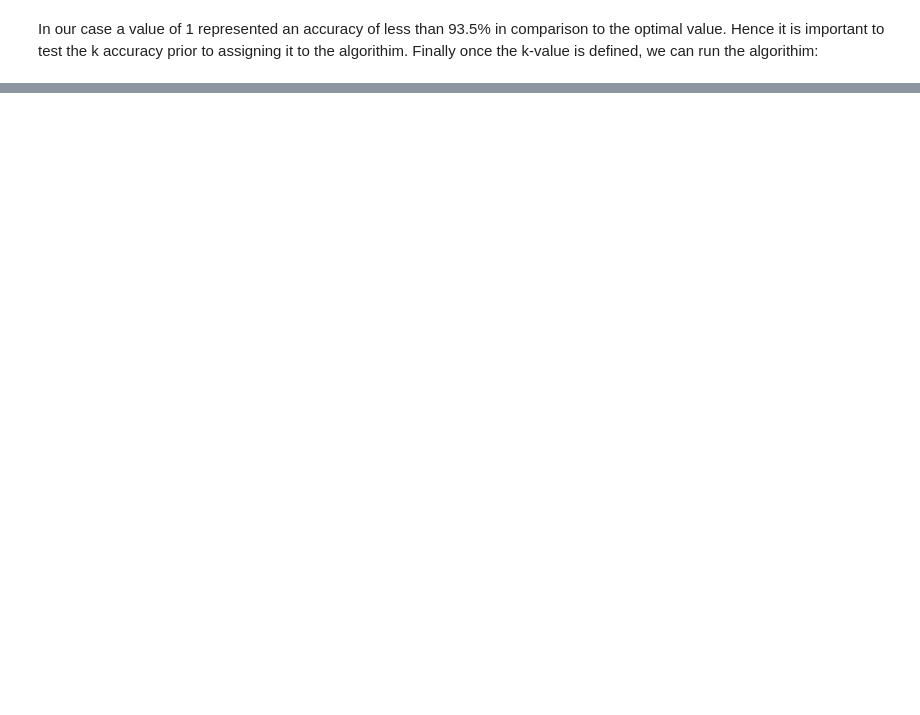
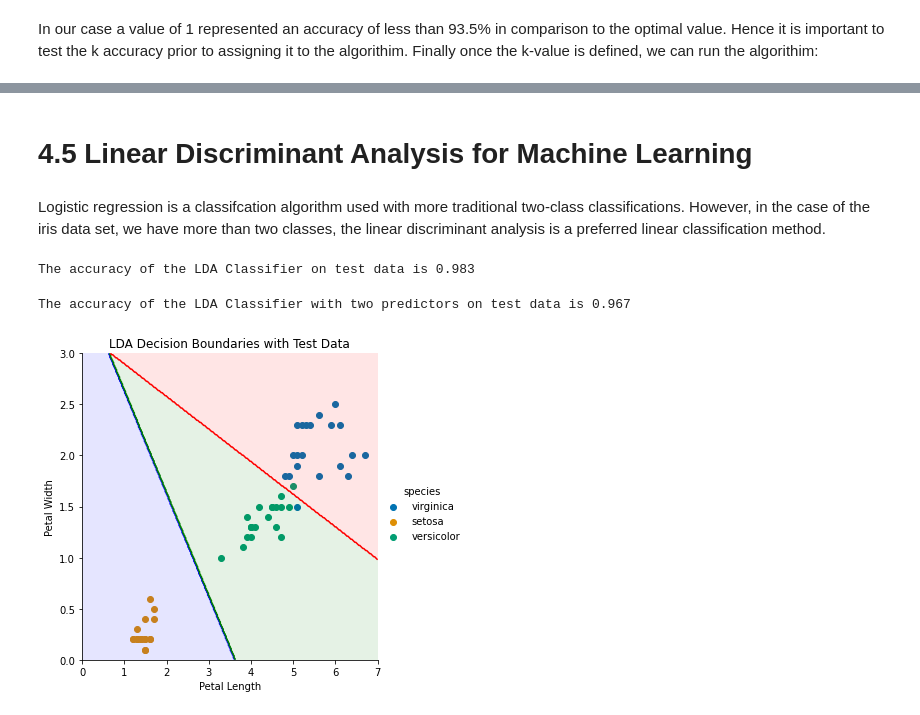
Before and after one commit to Keitho08/machine_learning_assignment, a Jupyter notebook: scikit-learn.ipynb, the cells around one changed output, grey strips where cells are left out. Drawn from its saved outputs; the diff is of its cells as text; code cells hidden in the pictures; blank space fills up the shorter version.

```diff
--- a/scikit-learn.ipynb
+++ b/scikit-learn.ipynb
@@ -321,0 +449,6 @@ https://jakevdp.github.io/PythonDataScienceHandbook/05.02-introducing-scikit-lea
+# %%
+# Seperation of classes and attributes
+X_train = train[['sepal_length','sepal_width','petal_length','petal_width']]
+y_train = train.species
+X_test = test[['sepal_length','sepal_width','petal_length','petal_width']]
+y_test = test.species
@@ -321,0 +457,10 @@ https://jakevdp.github.io/PythonDataScienceHandbook/05.02-introducing-scikit-lea
+# %%
+# first try decision tree
+dt = DecisionTreeClassifier(max_depth = 3, random_state = 5) # dt = decision tree, decision
+#tree classifier is build in function to sklearn.tree we already imported
+# max depth = Maximum depth of tree, if none then tree will keep going until all leaves expanded.
+dt.fit(X_train,y_train) # fits the tree to test train data
+prediction=dt.predict(X_test) # Carries out prediction on test data
+print('The accuracy of the Decision Tree is',"{:.3f}".format(metrics.accuracy_score(prediction,y_test)))
+# prints out accuracy of tree.
+# https://scikit-learn.org/stable/modules/generated/sklearn.tree.DecisionTreeClassifier.html
@@ -321,0 +494,4 @@ https://jakevdp.github.io/PythonDataScienceHandbook/05.02-introducing-scikit-lea
+# %% [markdown]
+# 4.5 Linear Discriminant Analysis for Machine Learning
+# %% [markdown]
+Logistic regression is a classifcation algorithm used with more traditional two-class classifications. However, in the case of the iris data set, we have more than two classes, the linear discriminant analysis is a preferred linear classification method.
@@ -322,3 +500,42 @@ https://jakevdp.github.io/PythonDataScienceHandbook/05.02-introducing-scikit-lea
+# %%
+lda_all = LinearDiscriminantAnalysis()
+y_pred = lda_all.fit(X_train, y_train).predict(X_test)
+print('The accuracy of the LDA Classifier on test data is',"{:.3f}".format(metrics.accuracy_score(y_pred,y_test)))
+# %% [output]
+The accuracy of the LDA Classifier on test data is 0.983
+# %%
+lda = LinearDiscriminantAnalysis()
+selected_predictors = ["petal_length", "petal_width"]
+y_pred = lda.fit(X_train[selected_predictors], y_train).predict(X_test[selected_predictors])
+print('The accuracy of the LDA Classifier with two predictors on test data is',"{:.3f}".format(metrics.accuracy_score(y_pred,y_test)))
+# %% [output]
+The accuracy of the LDA Classifier with two predictors on test data is 0.967
+# %%
+y_train_1 = y_train.replace({'setosa':0,'versicolor':1,'virginica':2}).copy()
+lda_1 = LinearDiscriminantAnalysis()
+y_pred = lda_1.fit(X_train[selected_predictors], y_train_1).predict(X_test[selected_predictors])
+
+N = 300
+X = np.linspace(0, 7, N)
+Y = np.linspace(0, 3, N)
+X, Y = np.meshgrid(X, Y)
+
+g = sns.FacetGrid(test, hue="species", height=5, palette = 'colorblind').map(plt.scatter,"petal_length", "petal_width", ).add_legend()
+my_ax = g.ax
+
+zz = np.array([lda_1.predict(np.array([[xx,yy]])) for xx, yy in zip(np.ravel(X), np.ravel(Y)) ] )
+Z = zz.reshape(X.shape)
+
+#Plot the filled and boundary contours
+my_ax.contourf( X, Y, Z, 2, alpha = .1, colors = ('blue','green','red'))
+my_ax.contour( X, Y, Z, 2, alpha = 1, colors = ('blue','green','red'))
+
+# Add axis and title
+my_ax.set_xlabel('Petal Length')
+my_ax.set_ylabel('Petal Width')
+my_ax.set_title('LDA Decision Boundaries with Test Data');
+# %% [output]
+[figure, added]
 # %% [markdown]
 References:
 
```
Also changed, not shown: parts of 30 cells of this notebook, 1 other file.
